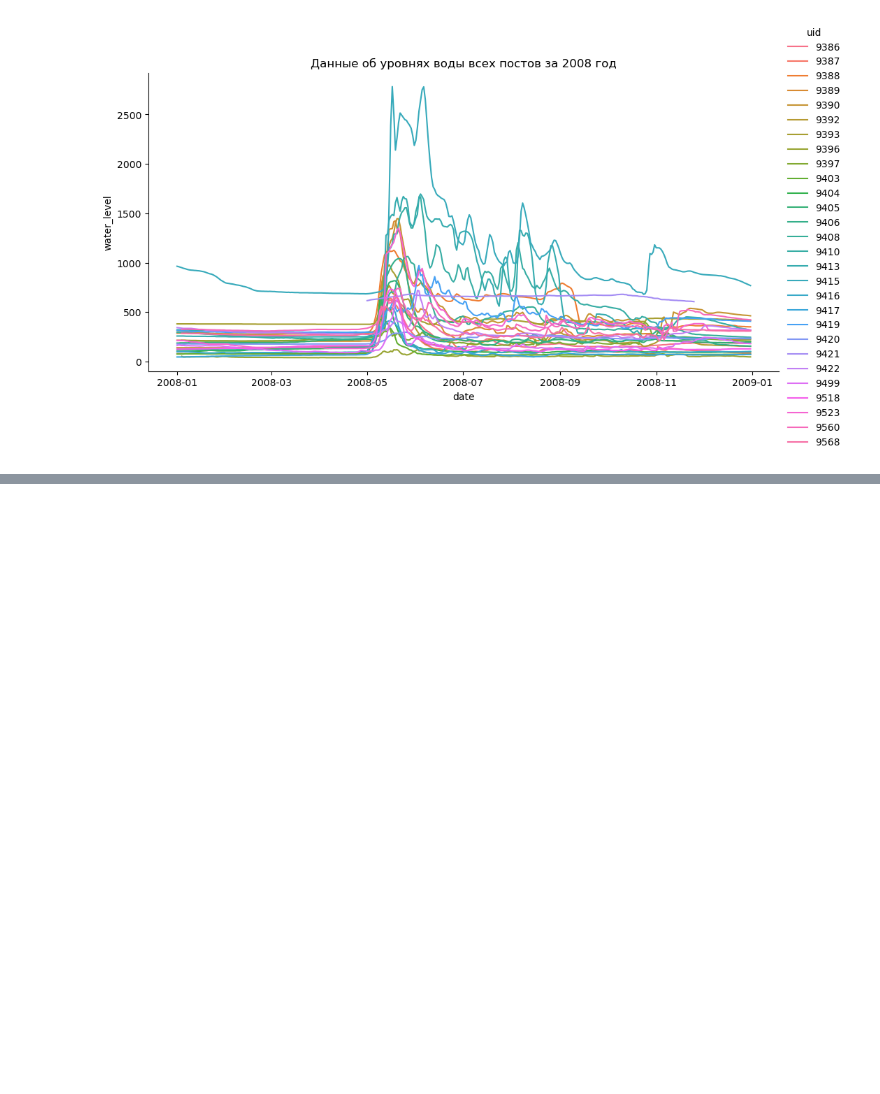
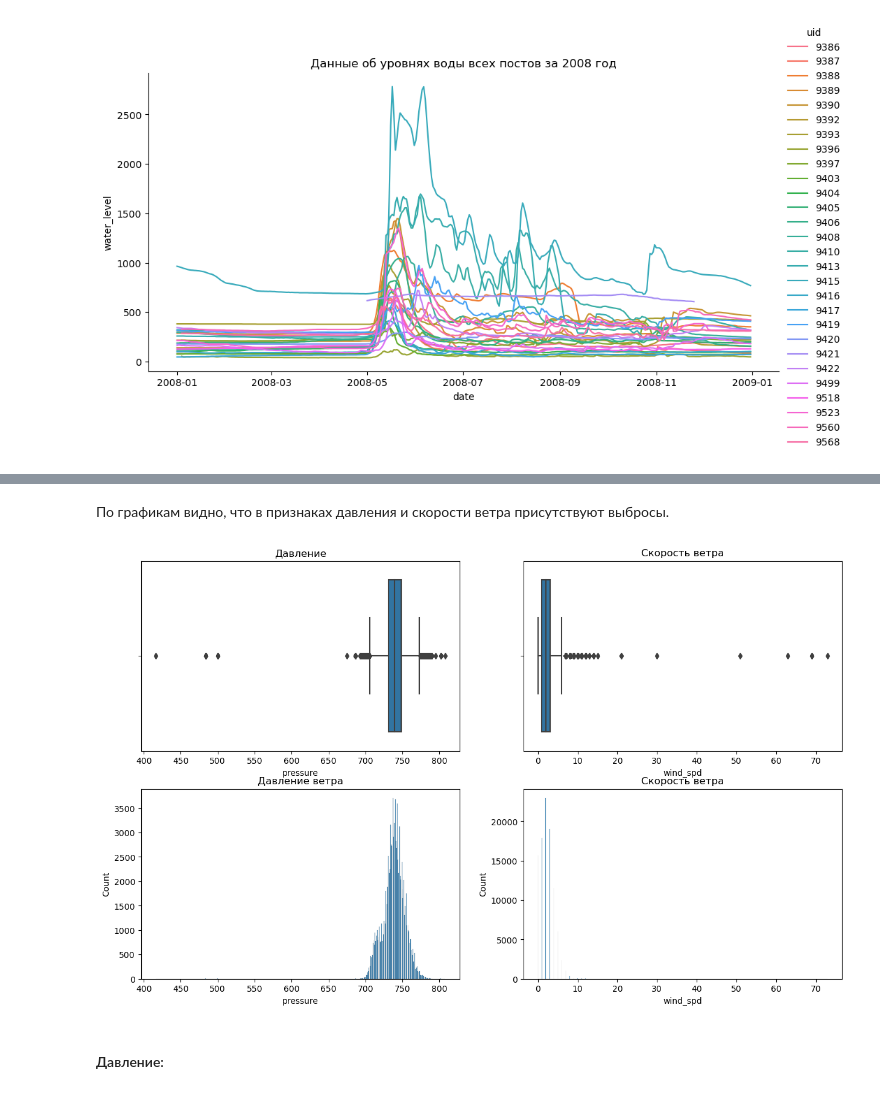
Before and after one commit to phys-winner/water-predictor-bot, a Jupyter notebook: notebooks/eda.ipynb, the cells around one changed output, grey strips where cells are left out. Drawn from its saved outputs; the diff is of its cells as text; code cells hidden in the pictures; blank space fills up the shorter version.

```diff
--- a/notebooks/eda.ipynb
+++ b/notebooks/eda.ipynb
@@ -827,6 +687,0 @@ df.shape, test1_df.shape, test2_df.shape, test1_df.shape[0] + test2_df.shape[0]
-# %%
-df['pressure_upper'] = pressure_upper
-df['pressure_lower'] = pressure_lower
-df['pressure_upper'] = df['pressure_upper'].astype('category')
-df['pressure_lower'] = df['pressure_lower'].astype('category')
-df[['pressure_upper']].value_counts(), df[['pressure_lower']].value_counts()
@@ -904,4 +687,0 @@ df.shape, test_df.shape
-# %%
-df['wind_spd_upper'] = pressure_upper
-df['wind_spd_upper'] = df['wind_spd_upper'].astype('category')
-df[['wind_spd_upper']].value_counts()
@@ -926,0 +746,22 @@ df.select_dtypes(include=[np.number]).head(2)
+# %% [markdown]
+По графикам видно, что в признаках давления и скорости ветра присутствуют выбросы.
+# %%
+fig = plt.figure(figsize=(15, 9))
+
+ax1 = fig.add_subplot(221)
+sns.boxplot(data=df, x='pressure', ax=ax1).set(title='Давление')
+
+ax2 = fig.add_subplot(222)
+sns.boxplot(data=df, x='wind_spd', ax=ax2).set(title='Скорость ветра')
+
+ax3 = fig.add_subplot(223)
+sns.histplot(data=df, x='pressure', ax=ax3).set(title='Давление ветра')
+
+ax4 = fig.add_subplot(224)
+sns.histplot(data=df, x='wind_spd', ax=ax4).set(title='Скорость ветра')
+
+plt.show()
+# %% [output]
+[figure, added]
+# %% [markdown]
+#### Давление:
```
Also changed, not shown: parts of 89 cells of this notebook.
